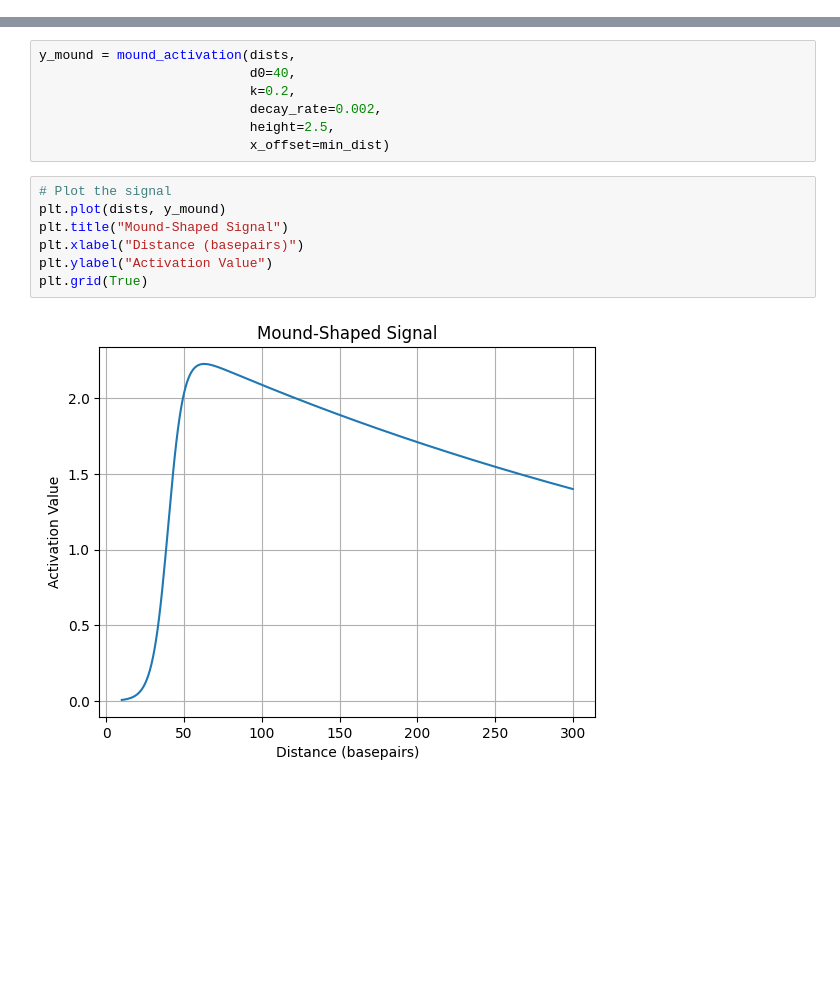
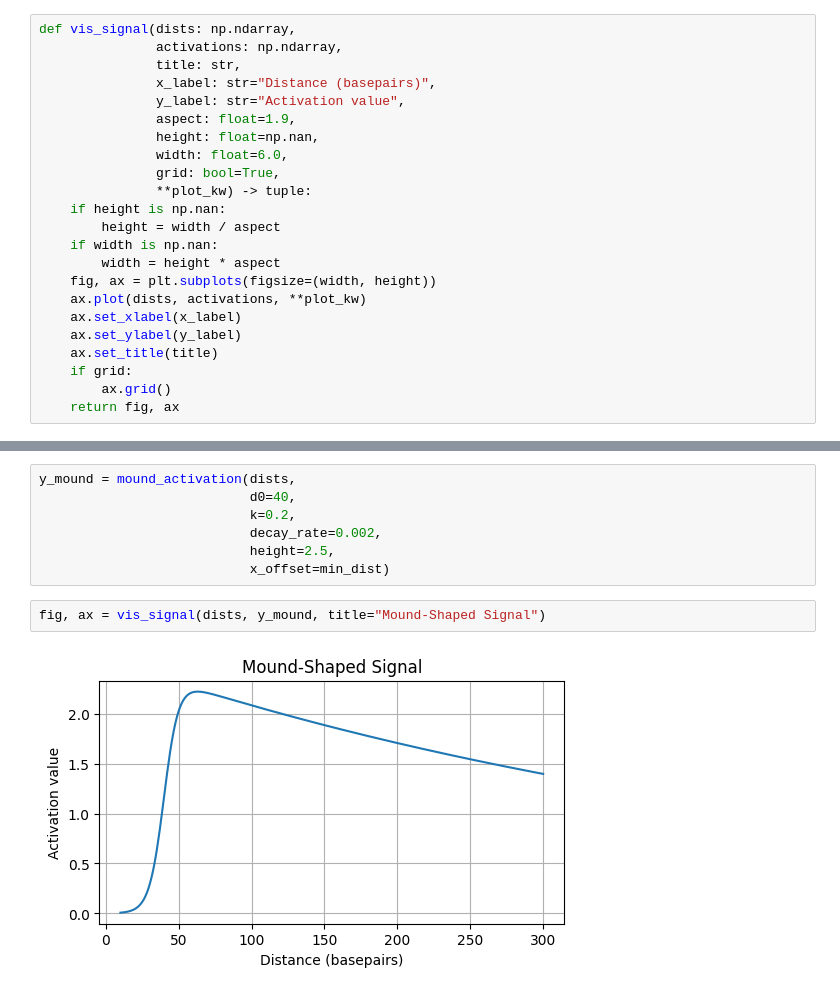
Before and after one commit to Duke-IGVF/BlueSTARR-viz, a Jupyter notebook: sim/Activation-shapes.ipynb, the cells around one changed output, grey strips where cells are left out. Cells and saved outputs as stored; diff of their text form; blank space fills up the shorter version.

Commit message:
Adds single viz function with 1.9 default aspect ratio

```diff
--- a/sim/Activation-shapes.ipynb
+++ b/sim/Activation-shapes.ipynb
@@ -15,3 +17,26 @@ dists = np.arange(min_dist, 301)
+# %%
+def vis_signal(dists: np.ndarray,
+               activations: np.ndarray,
+               title: str,
+               x_label: str="Distance (basepairs)",
+               y_label: str="Activation value",
+               aspect: float=1.9,
+               height: float=np.nan,
+               width: float=6.0,
+               grid: bool=True,
+               **plot_kw) -> tuple:
+    if height is np.nan:
+        height = width / aspect
+    if width is np.nan:
+        width = height * aspect
+    fig, ax = plt.subplots(figsize=(width, height))
+    ax.plot(dists, activations, **plot_kw)
+    ax.set_xlabel(x_label)
+    ax.set_ylabel(y_label)
+    ax.set_title(title)
+    if grid:
+        ax.grid()
+    return fig, ax
 # %% [markdown]
 ## Periodicity with a amplitude and activation decaying with distance
 # %%
@@ -179,11 +196,6 @@ y_mound = mound_activation(dists,
                            height=2.5,
                            x_offset=min_dist)
 # %%
-# Plot the signal
-plt.plot(dists, y_mound)
-plt.title("Mound-Shaped Signal")
-plt.xlabel("Distance (basepairs)")
-plt.ylabel("Activation Value")
-plt.grid(True)
+fig, ax = vis_signal(dists, y_mound, title="Mound-Shaped Signal")
 # %% [output]
-[figure, old version]
+[figure, new version]
```
Also changed, not shown: parts of 5 cells of this notebook.
